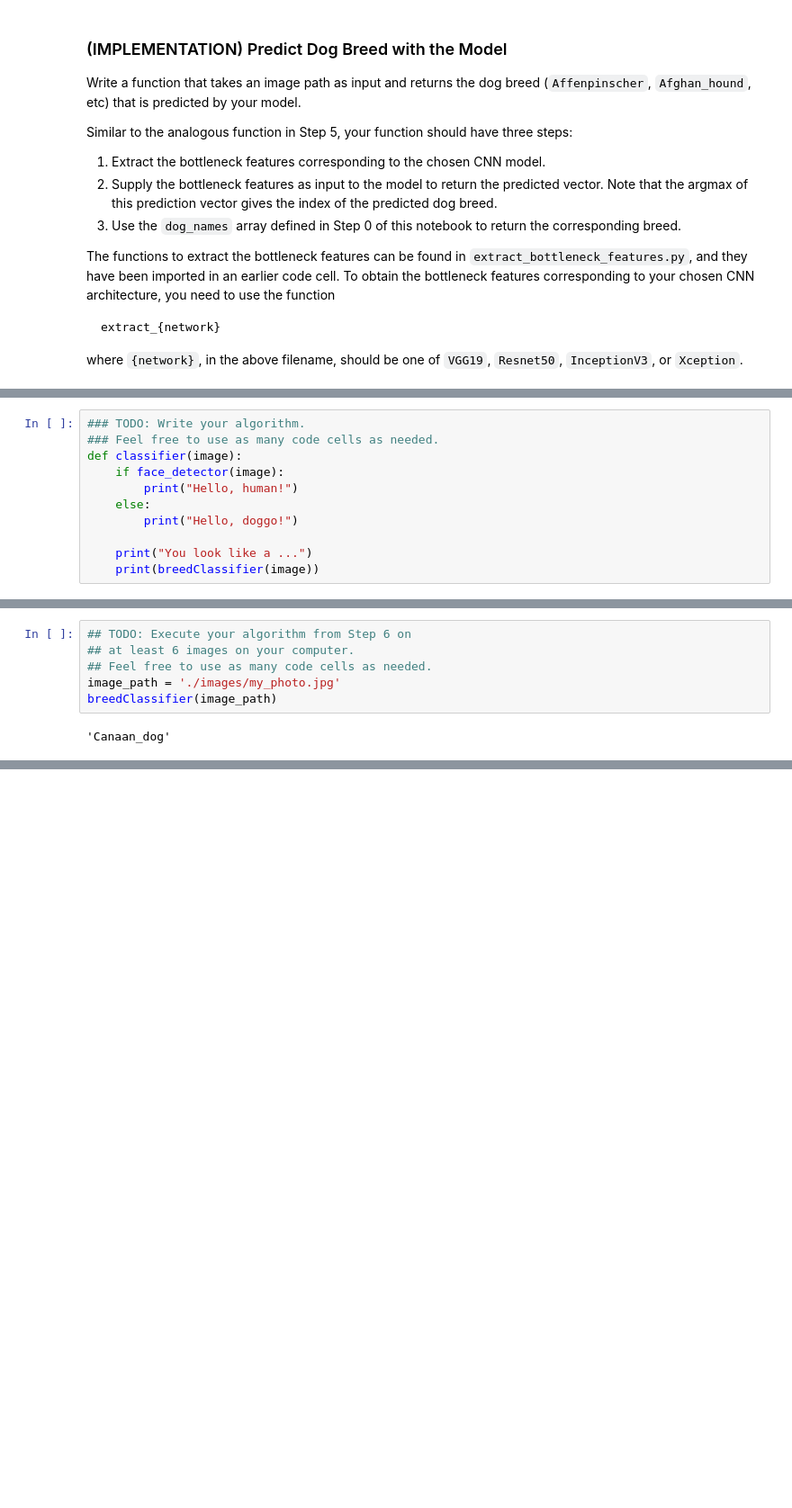
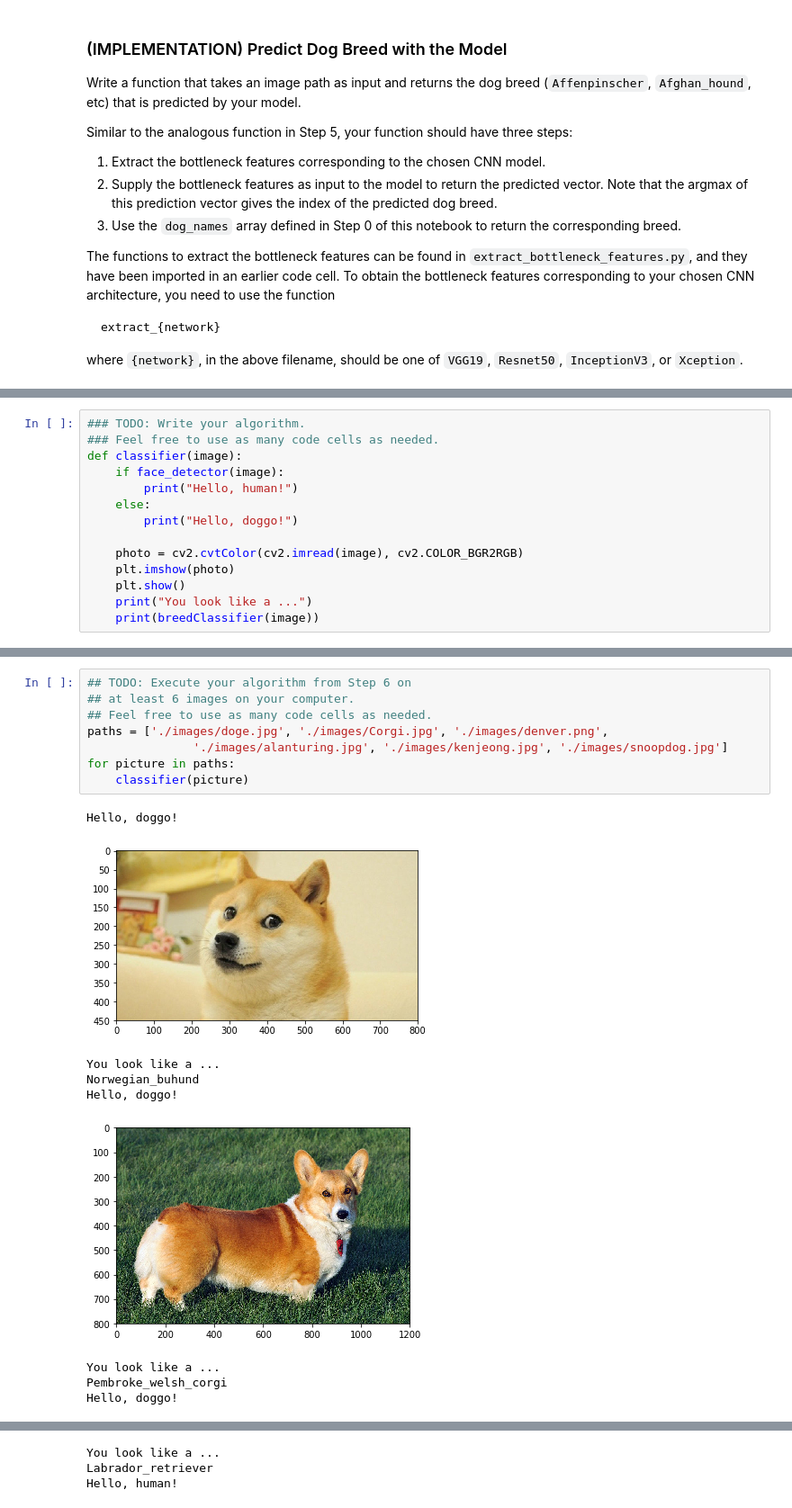
Before and after one commit to Kerorogunso/AIND-DogClassification, a Jupyter notebook: dog_app.ipynb, the cells around one changed output, grey strips where cells are left out. Shown at 90% size. Saved outputs shown, nothing was run; the diff lists cells and outputs as text; blank space fills up the shorter version.

```diff
--- a/dog_app.ipynb
+++ b/dog_app.ipynb
@@ -739,6 +745,9 @@ def classifier(image):
     else:
         print("Hello, doggo!")
 
+    photo = cv2.cvtColor(cv2.imread(image), cv2.COLOR_BGR2RGB)
+    plt.imshow(photo)
+    plt.show()
     print("You look like a ...")
     print(breedClassifier(image))
 # %% [markdown]
@@ -758,8 +771,18 @@ __Answer:__
 # %%
 ## TODO: Execute your algorithm from Step 6 on
 ## at least 6 images on your computer.
 ## Feel free to use as many code cells as needed.
-image_path = './images/my_photo.jpg'
-breedClassifier(image_path)
+paths = ['./images/doge.jpg', './images/Corgi.jpg', './images/denver.png',
+               './images/alanturing.jpg', './images/kenjeong.jpg', './images/snoopdog.jpg']
+for picture in paths:
+    classifier(picture)
 # %% [output]
-'Canaan_dog'
+Hello, doggo!
+[figure, added]
+You look like a ...
+Norwegian_buhund
+Hello, doggo!
+[figure, added]
+You look like a ...
+Pembroke_welsh_corgi
+Hello, doggo!
@@ -765,0 +790,3 @@ breedClassifier(image_path)
+You look like a ...
+Labrador_retriever
+Hello, human!
```
Also changed, not shown: parts of 12 cells of this notebook, 1 other file.
